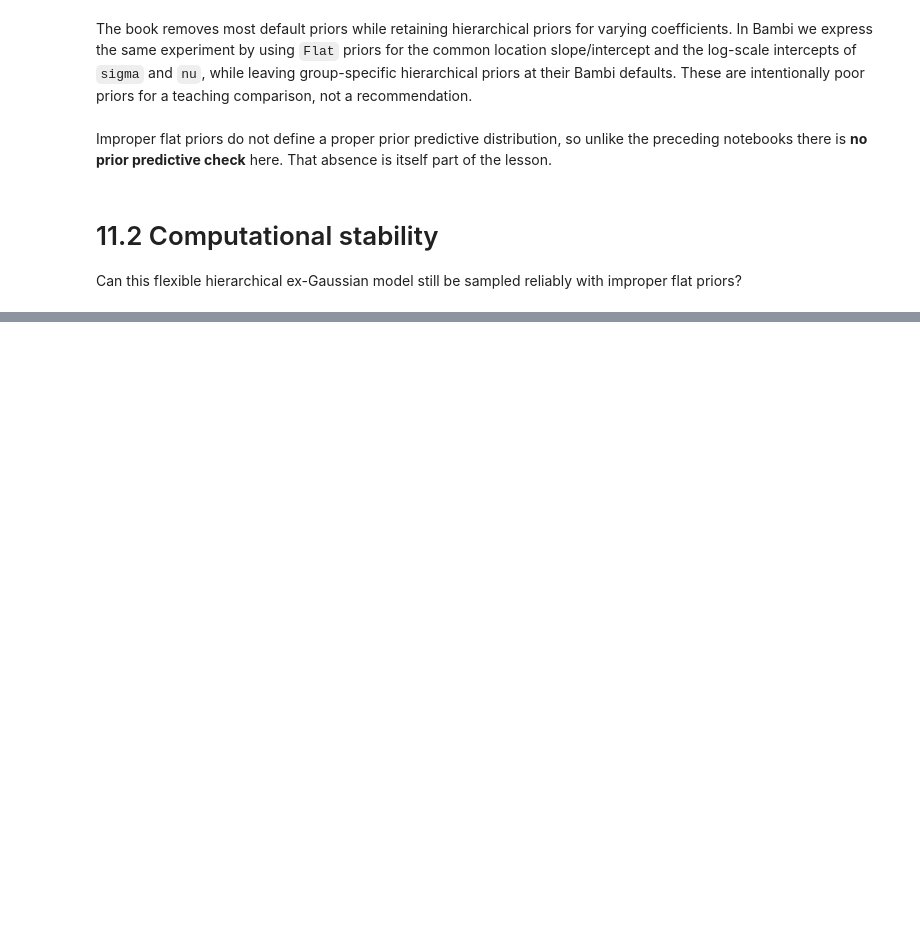
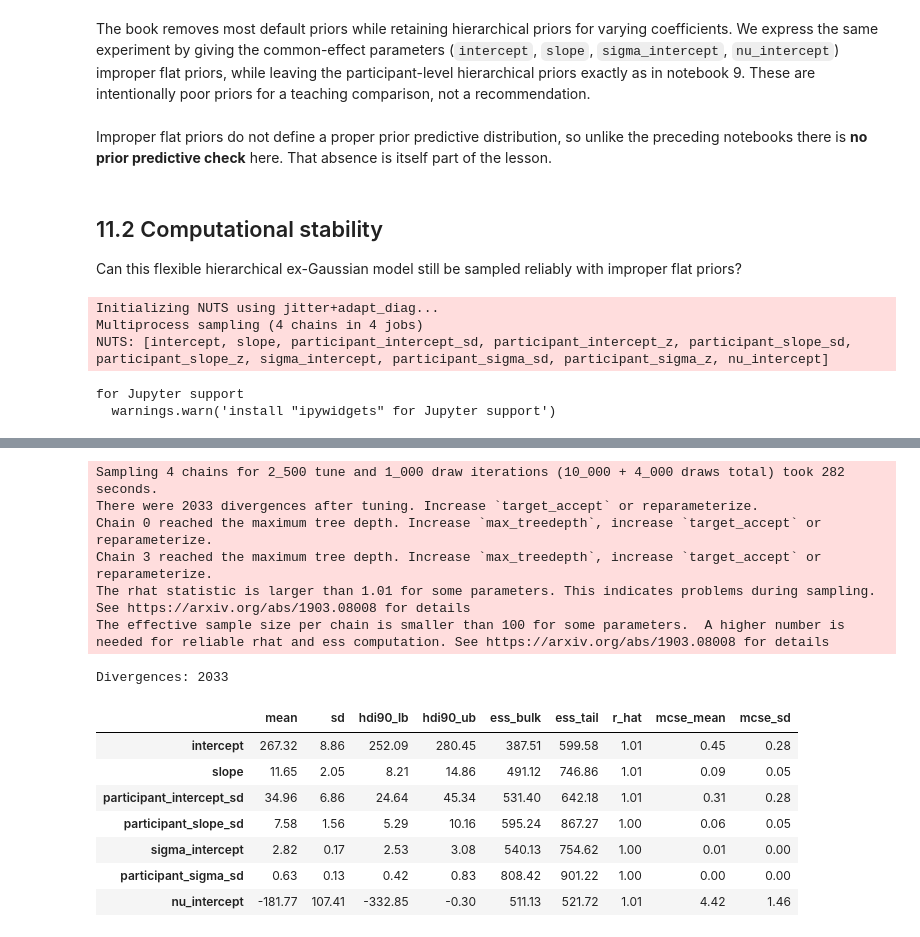
Before and after one commit to opherdonchin/BayesShortCourse, a Jupyter notebook: sleep/solved/11_exgaussian_flat_priors.ipynb, the cells around one changed output, grey strips where cells are left out. Cells and saved outputs as stored; diff of their text form; code cells hidden in the pictures; blank space fills up the shorter version.

```diff
--- a/sleep/solved/11_exgaussian_flat_priors.ipynb
+++ b/sleep/solved/11_exgaussian_flat_priors.ipynb
@@ -57,4 +146,4 @@ sleep.head()
 
 What information is removed when the common ex-Gaussian priors are made flat?
 # %% [markdown]
-The book removes most default priors while retaining hierarchical priors for varying coefficients. In Bambi we express the same experiment by using `Flat` priors for the common location slope/intercept and the log-scale intercepts of `sigma` and `nu`, while leaving group-specific hierarchical priors at their Bambi defaults. These are intentionally poor priors for a teaching comparison, not a recommendation.
+The book removes most default priors while retaining hierarchical priors for varying coefficients. We express the same experiment by giving the common-effect parameters (`intercept`, `slope`, `sigma_intercept`, `nu_intercept`) improper flat priors, while leaving the participant-level hierarchical priors exactly as in notebook 9. These are intentionally poor priors for a teaching comparison, not a recommendation.
@@ -86,9 +218,20 @@ model
 # %% [markdown]
 Improper flat priors do not define a proper prior predictive distribution, so unlike the preceding notebooks there is **no prior predictive check** here. That absence is itself part of the lesson.
 # %% [markdown]
-# 11.2 Computational stability
+## 11.2 Computational stability
 
 Can this flexible hierarchical ex-Gaussian model still be sampled reliably with improper flat priors?
 # %%
-idata = model.fit(draws=1000, tune=2500, chains=4, target_accept=0.97, random_seed=RANDOM_SEED)
+with model:
+    idata = pm.sample(
+        draws=1000, tune=2500, chains=4, target_accept=0.97, random_seed=RANDOM_SEED
+    )
+
 print("Divergences:", int(idata["sample_stats"]["diverging"].sum().item()))
+azs.summary(idata, var_names=["intercept", "slope", "participant_intercept_sd", "participant_slope_sd", "sigma_intercept", "participant_sigma_sd", "nu_intercept"], ci_prob=0.90, ci_kind="hdi", round_to=2)
+# %% [output]
+Initializing NUTS using jitter+adapt_diag...
+Multiprocess sampling (4 chains in 4 jobs)
+NUTS: [intercept, slope, participant_intercept_sd, participant_intercept_z, participant_slope_sd, participant_slope_z, sigma_intercept, participant_sigma_sd, participant_sigma_z, nu_intercept]
+for Jupyter support
+  warnings.warn('install "ipywidgets" for Jupyter support')
@@ -94,0 +239,15 @@ print("Divergences:", int(idata["sample_stats"]["diverging"].sum().item()))
+Sampling 4 chains for 2_500 tune and 1_000 draw iterations (10_000 + 4_000 draws total) took 282 seconds.
+There were 2033 divergences after tuning. Increase `target_accept` or reparameterize.
+Chain 0 reached the maximum tree depth. Increase `max_treedepth`, increase `target_accept` or reparameterize.
+Chain 3 reached the maximum tree depth. Increase `max_treedepth`, increase `target_accept` or reparameterize.
+The rhat statistic is larger than 1.01 for some parameters. This indicates problems during sampling. See https://arxiv.org/abs/1903.08008 for details
+The effective sample size per chain is smaller than 100 for some parameters.  A higher number is needed for reliable rhat and ess computation. See https://arxiv.org/abs/1903.08008 for details
+Divergences: 2033
+|  | mean | sd | hdi90_lb | hdi90_ub | ess_bulk | ess_tail | r_hat | mcse_mean | mcse_sd |
+| intercept | 267.32 | 8.86 | 252.09 | 280.45 | 387.51 | 599.58 | 1.01 | 0.45 | 0.28 |
+| slope | 11.65 | 2.05 | 8.21 | 14.86 | 491.12 | 746.86 | 1.01 | 0.09 | 0.05 |
+| participant_intercept_sd | 34.96 | 6.86 | 24.64 | 45.34 | 531.40 | 642.18 | 1.01 | 0.31 | 0.28 |
+| participant_slope_sd | 7.58 | 1.56 | 5.29 | 10.16 | 595.24 | 867.27 | 1.00 | 0.06 | 0.05 |
+| sigma_intercept | 2.82 | 0.17 | 2.53 | 3.08 | 540.13 | 754.62 | 1.00 | 0.01 | 0.00 |
+| participant_sigma_sd | 0.63 | 0.13 | 0.42 | 0.83 | 808.42 | 901.22 | 1.00 | 0.00 | 0.00 |
+| nu_intercept | -181.77 | 107.41 | -332.85 | -0.30 | 511.13 | 521.72 | 1.01 | 4.42 | 1.46 |
```
Also changed, not shown: parts of 23 cells of this notebook.
